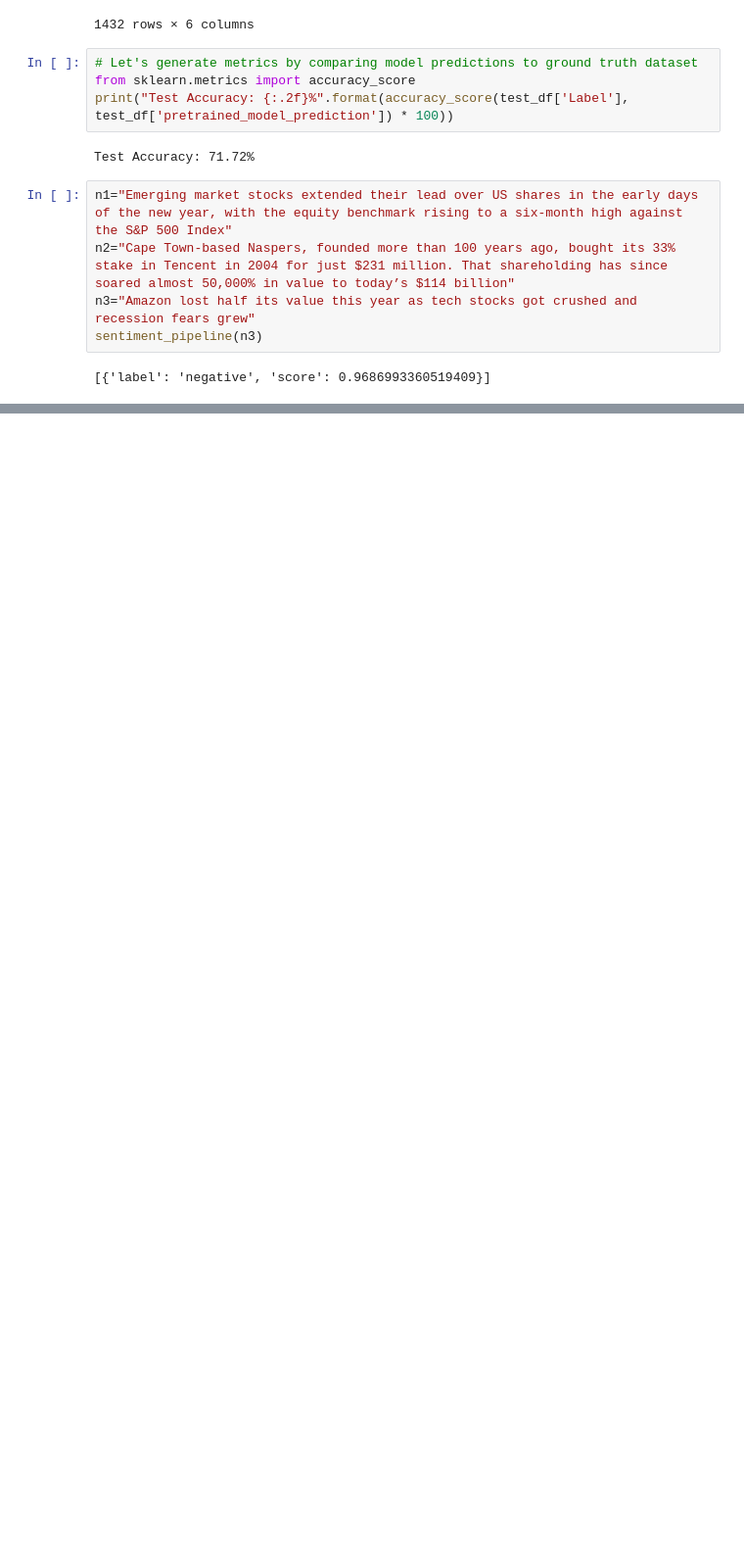
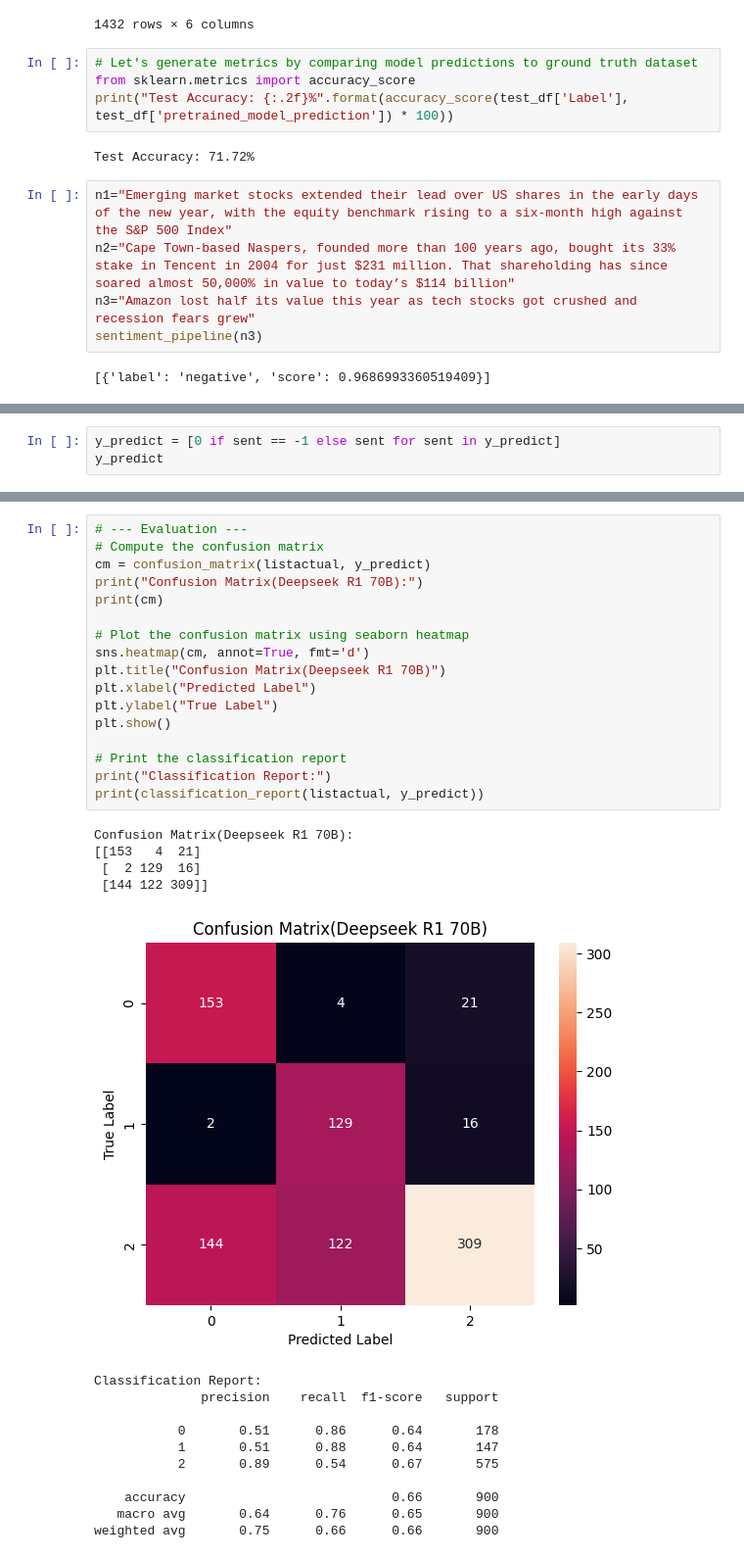
Before and after one commit to rodeo1203/Financial_News_Sentiment_Analysis, a Jupyter notebook: code_sentiment_analysis.ipynb, the cells around one changed output, grey strips where cells are left out. Shown at 98% size. Cells and saved outputs as stored; diff of their text form; blank space fills up the shorter version.

```diff
--- a/code_sentiment_analysis.ipynb
+++ b/code_sentiment_analysis.ipynb
@@ -493,0 +675,3 @@ sentiment_pipeline(n3)
+# %%
+y_predict = [0 if sent == -1 else sent for sent in y_predict]
+y_predict
@@ -493,0 +696,33 @@ sentiment_pipeline(n3)
+# %%
+# --- Evaluation ---
+# Compute the confusion matrix
+cm = confusion_matrix(listactual, y_predict)
+print("Confusion Matrix(Deepseek R1 70B):")
+print(cm)
+
+# Plot the confusion matrix using seaborn heatmap
+sns.heatmap(cm, annot=True, fmt='d')
+plt.title("Confusion Matrix(Deepseek R1 70B)")
+plt.xlabel("Predicted Label")
+plt.ylabel("True Label")
+plt.show()
+
+# Print the classification report
+print("Classification Report:")
+print(classification_report(listactual, y_predict))
+# %% [output]
+Confusion Matrix(Deepseek R1 70B):
+[[153   4  21]
+ [  2 129  16]
+ [144 122 309]]
+[figure, added]
+Classification Report:
+              precision    recall  f1-score   support
+
+           0       0.51      0.86      0.64       178
+           1       0.51      0.88      0.64       147
+           2       0.89      0.54      0.67       575
+
+    accuracy                           0.66       900
+   macro avg       0.64      0.76      0.65       900
+weighted avg       0.75      0.66      0.66       900
```
Also changed, not shown: parts of 16 cells of this notebook, 4 other files.
